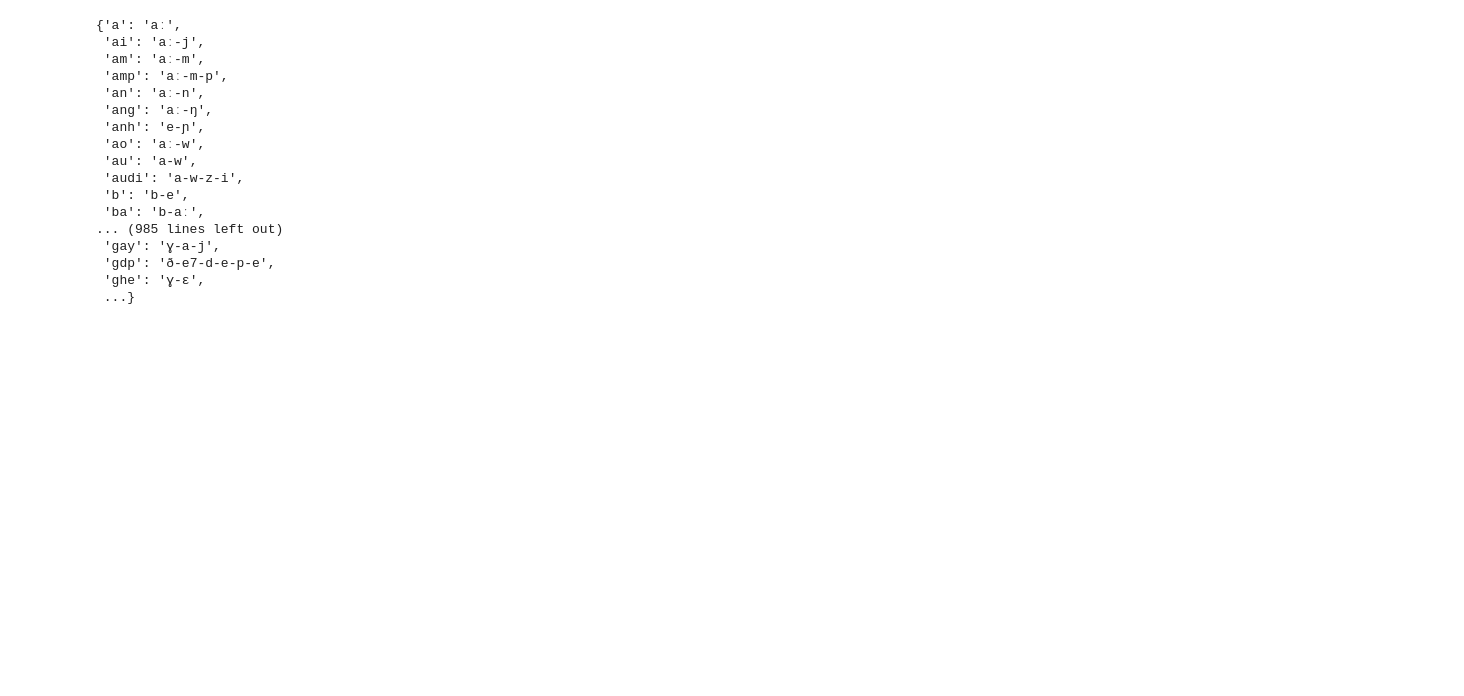
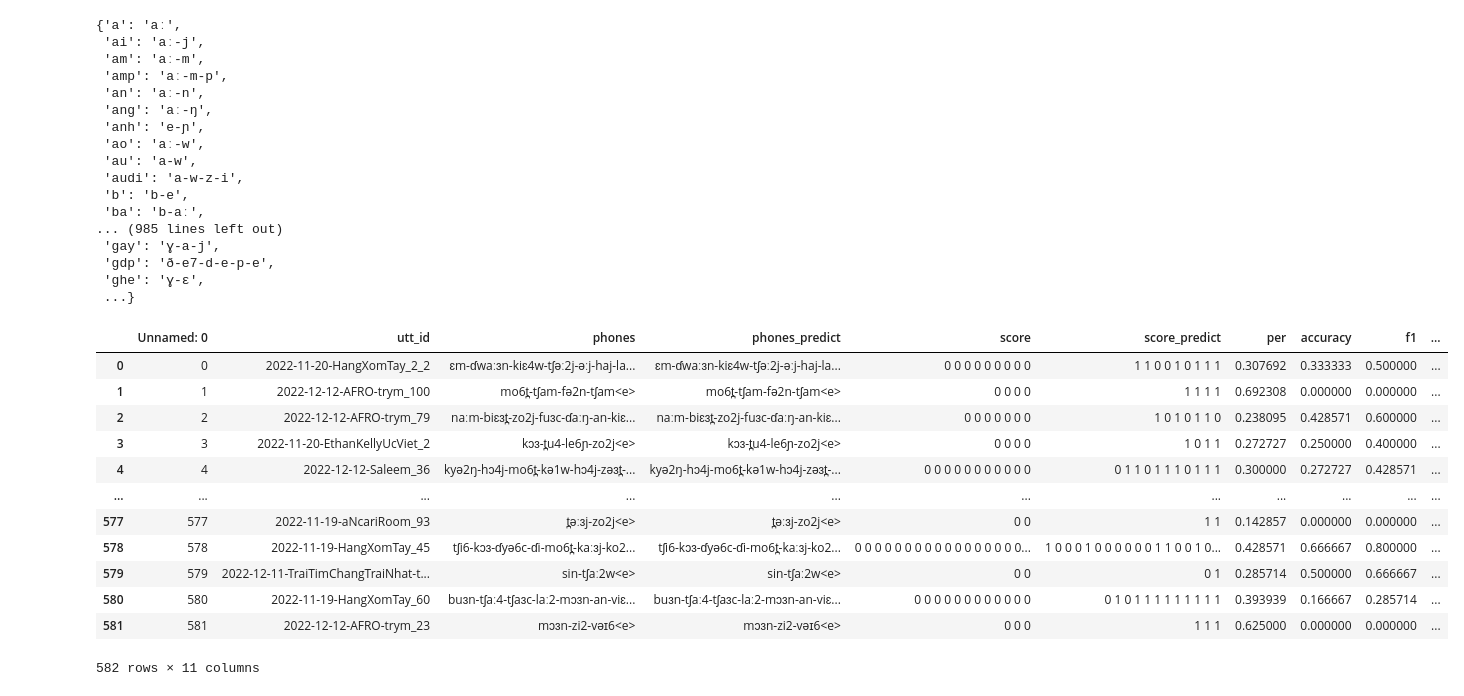
Before and after one commit to hoale0231/A-Deep-Learning-Based-Strategy-for-Vietnamese-Incorrect-Pronunciation-Detection, a Jupyter notebook: preprocessing.ipynb, the cells around one changed output. Saved outputs shown, nothing was run; the diff lists cells and outputs as text; code cells hidden in the pictures; blank space fills up the shorter version.

```diff
--- a/preprocessing.ipynb
+++ b/preprocessing.ipynb
@@ -91,3 +91,22 @@ json.dump(phns_map, open('Data/phone_map.json', 'w'), ensure_ascii=False, indent
 label = label[label.score.apply(lambda x: len(x.split()))==label.text.apply(lambda x: len(x.split()))]
 # %%
 label.to_csv('label.csv')
+# %%
+import pandas as pd
+rs = pd.read_csv('result.csv')
+# %%
+rs
+# %% [output]
+|  | Unnamed: 0 | utt_id | phones | phones_predict | score | score_predict | per | accuracy | f1 | ... |
+| 0 | 0 | 2022-11-20-HangXomTay_2_2 | ɛm-ɗwaːɜn-kiɛ4w-tʃəː2j-əːj-haj-la... | ɛm-ɗwaːɜn-kiɛ4w-tʃəː2j-əːj-haj-la... | 0 0 0 0 0 0 0 0 0 | 1 1 0 0 1 0 1 1 1 | 0.307692 | 0.333333 | 0.500000 | ... |
+| 1 | 1 | 2022-12-12-AFRO-trym_100 | mo6t̪-tʃam-fə2n-tʃam<e> | mo6t̪-tʃam-fə2n-tʃam<e> | 0 0 0 0 | 1 1 1 1 | 0.692308 | 0.000000 | 0.000000 | ... |
+| 2 | 2 | 2022-12-12-AFRO-trym_79 | naːm-biɛɜt̪-zo2j-fuɜc-ɗaːŋ-an-kiɛ... | naːm-biɛɜt̪-zo2j-fuɜc-ɗaːŋ-an-kiɛ... | 0 0 0 0 0 0 0 | 1 0 1 0 1 1 0 | 0.238095 | 0.428571 | 0.600000 | ... |
+| 3 | 3 | 2022-11-20-EthanKellyUcViet_2 | kɔɜ-t̪u4-le6ɲ-zo2j<e> | kɔɜ-t̪u4-le6ɲ-zo2j<e> | 0 0 0 0 | 1 0 1 1 | 0.272727 | 0.250000 | 0.400000 | ... |
+| 4 | 4 | 2022-12-12-Saleem_36 | kyə2ŋ-hɔ4j-mo6t̪-kə1w-hɔ4j-zəɜt̪-... | kyə2ŋ-hɔ4j-mo6t̪-kə1w-hɔ4j-zəɜt̪-... | 0 0 0 0 0 0 0 0 0 0 0 | 0 1 1 0 1 1 1 0 1 1 1 | 0.300000 | 0.272727 | 0.428571 | ... |
+| ... | ... | ... | ... | ... | ... | ... | ... | ... | ... | ... |
+| 577 | 577 | 2022-11-19-aNcariRoom_93 | t̪əːɜj-zo2j<e> | t̪əːɜj-zo2j<e> | 0 0 | 1 1 | 0.142857 | 0.000000 | 0.000000 | ... |
+| 578 | 578 | 2022-11-19-HangXomTay_45 | tʃi6-kɔɜ-ɗyə6c-ɗi-mo6t̪-kaːɜj-ko2... | tʃi6-kɔɜ-ɗyə6c-ɗi-mo6t̪-kaːɜj-ko2... | 0 0 0 0 0 0 0 0 0 0 0 0 0 0 0 0 0... | 1 0 0 0 1 0 0 0 0 0 0 1 1 0 0 1 0... | 0.428571 | 0.666667 | 0.800000 | ... |
+| 579 | 579 | 2022-12-11-TraiTimChangTraiNhat-t... | sin-tʃaː2w<e> | sin-tʃaː2w<e> | 0 0 | 0 1 | 0.285714 | 0.500000 | 0.666667 | ... |
+| 580 | 580 | 2022-11-19-HangXomTay_60 | buɜn-tʃaː4-tʃaɜc-laː2-mɔɜn-an-viɛ... | buɜn-tʃaː4-tʃaɜc-laː2-mɔɜn-an-viɛ... | 0 0 0 0 0 0 0 0 0 0 0 0 | 0 1 0 1 1 1 1 1 1 1 1 1 | 0.393939 | 0.166667 | 0.285714 | ... |
+| 581 | 581 | 2022-12-12-AFRO-trym_23 | mɔɜn-zi2-vəɪ6<e> | mɔɜn-zi2-vəɪ6<e> | 0 0 0 | 1 1 1 | 0.625000 | 0.000000 | 0.000000 | ... |
+582 rows × 11 columns
```
Also changed, not shown: 4 other files.
